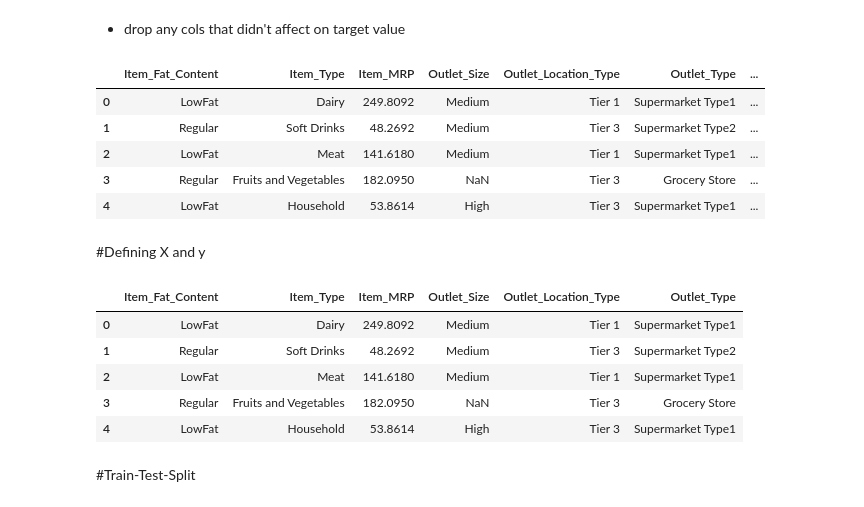
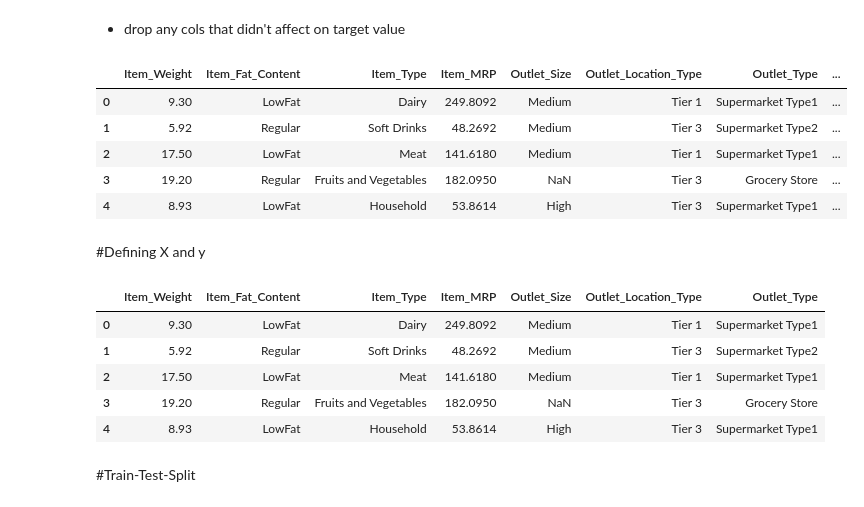
Before and after one commit to Al-Tayeb96/Prediction-of-Product-Sales, a Jupyter notebook: Prediction_of_Product_Sales.ipynb, the cells around one changed output. Drawn from its saved outputs; the diff is of its cells as text; code cells hidden in the pictures.

```diff
--- a/Prediction_of_Product_Sales.ipynb
+++ b/Prediction_of_Product_Sales.ipynb
@@ -1117,16 +1117,16 @@ Name: Item_Fat_Content, dtype: int64
 # %% [markdown]
 - drop any cols that didn't affect on target value
 # %%
-unuesd_cols=['Item_Weight','Item_Visibility','Outlet_Identifier','Outlet_Establishment_Year']
+unuesd_cols=['Item_Visibility','Outlet_Identifier','Outlet_Establishment_Year']
 df3_sales=df3_sales.drop(columns=unuesd_cols)
 df3_sales.head()
 # %% [output]
-|  | Item_Fat_Content | Item_Type | Item_MRP | Outlet_Size | Outlet_Location_Type | Outlet_Type | ... |
-| 0 | LowFat | Dairy | 249.8092 | Medium | Tier 1 | Supermarket Type1 | ... |
-| 1 | Regular | Soft Drinks | 48.2692 | Medium | Tier 3 | Supermarket Type2 | ... |
-| 2 | LowFat | Meat | 141.6180 | Medium | Tier 1 | Supermarket Type1 | ... |
-| 3 | Regular | Fruits and Vegetables | 182.0950 | NaN | Tier 3 | Grocery Store | ... |
-| 4 | LowFat | Household | 53.8614 | High | Tier 3 | Supermarket Type1 | ... |
+|  | Item_Weight | Item_Fat_Content | Item_Type | Item_MRP | Outlet_Size | Outlet_Location_Type | Outlet_Type | ... |
+| 0 | 9.30 | LowFat | Dairy | 249.8092 | Medium | Tier 1 | Supermarket Type1 | ... |
+| 1 | 5.92 | Regular | Soft Drinks | 48.2692 | Medium | Tier 3 | Supermarket Type2 | ... |
+| 2 | 17.50 | LowFat | Meat | 141.6180 | Medium | Tier 1 | Supermarket Type1 | ... |
+| 3 | 19.20 | Regular | Fruits and Vegetables | 182.0950 | NaN | Tier 3 | Grocery Store | ... |
+| 4 | 8.93 | LowFat | Household | 53.8614 | High | Tier 3 | Supermarket Type1 | ... |
 # %% [markdown]
 #Defining X and y
 # %%
@@ -1136,12 +1136,12 @@ y=df3_sales['Item_Outlet_Sales']
 X=df3_sales.drop(columns='Item_Outlet_Sales')
 X.head()
 # %% [output]
-|  | Item_Fat_Content | Item_Type | Item_MRP | Outlet_Size | Outlet_Location_Type | Outlet_Type |
-| 0 | LowFat | Dairy | 249.8092 | Medium | Tier 1 | Supermarket Type1 |
-| 1 | Regular | Soft Drinks | 48.2692 | Medium | Tier 3 | Supermarket Type2 |
-| 2 | LowFat | Meat | 141.6180 | Medium | Tier 1 | Supermarket Type1 |
-| 3 | Regular | Fruits and Vegetables | 182.0950 | NaN | Tier 3 | Grocery Store |
-| 4 | LowFat | Household | 53.8614 | High | Tier 3 | Supermarket Type1 |
+|  | Item_Weight | Item_Fat_Content | Item_Type | Item_MRP | Outlet_Size | Outlet_Location_Type | Outlet_Type |
+| 0 | 9.30 | LowFat | Dairy | 249.8092 | Medium | Tier 1 | Supermarket Type1 |
+| 1 | 5.92 | Regular | Soft Drinks | 48.2692 | Medium | Tier 3 | Supermarket Type2 |
+| 2 | 17.50 | LowFat | Meat | 141.6180 | Medium | Tier 1 | Supermarket Type1 |
+| 3 | 19.20 | Regular | Fruits and Vegetables | 182.0950 | NaN | Tier 3 | Grocery Store |
+| 4 | 8.93 | LowFat | Household | 53.8614 | High | Tier 3 | Supermarket Type1 |
 # %%
 #make a copy
 y2=y.copy()
```
Also changed, not shown: parts of 16 cells of this notebook.
